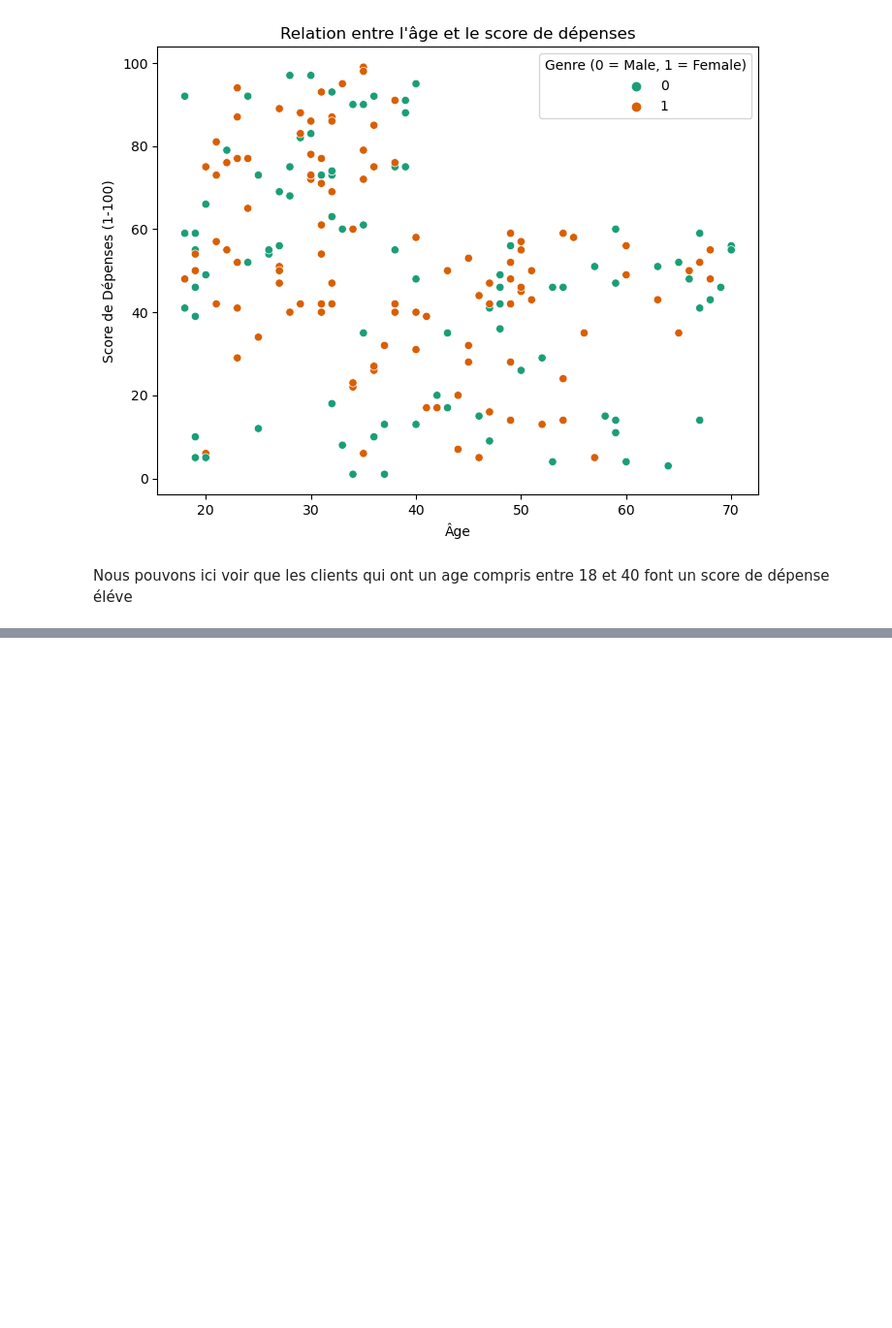
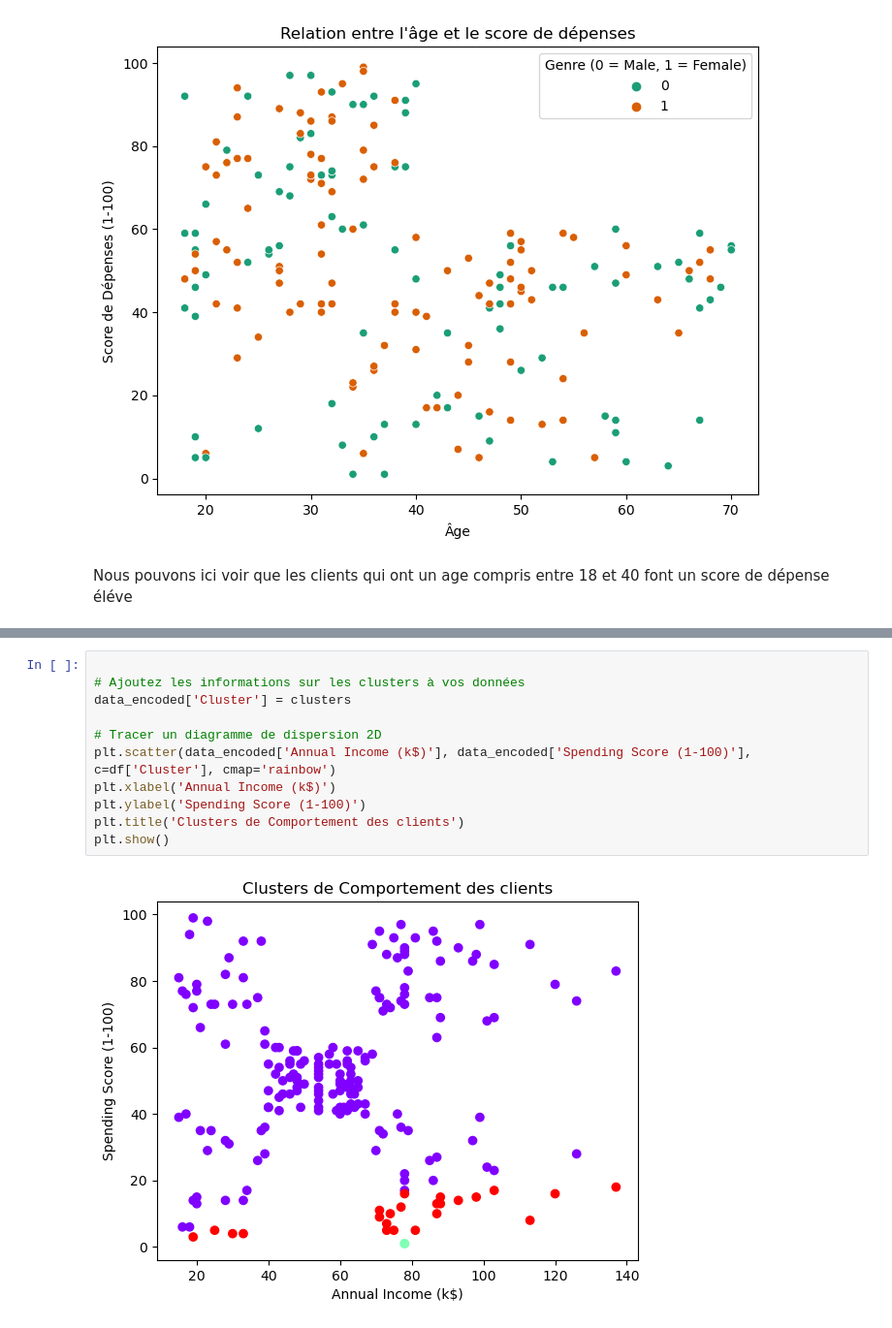
Before and after one commit to Makima225/D-tection_Fraude_Carte_Bancaire, a Jupyter notebook: projets.ipynb, the cells around one changed output, grey strips where cells are left out. Shown at 97% size. Drawn from its saved outputs; the diff is of its cells as text; blank space fills up the shorter version.

```diff
--- a/projets.ipynb
+++ b/projets.ipynb
@@ -208,0 +276,13 @@ plt.show()
+# %%
+
+# Ajoutez les informations sur les clusters à vos données
+data_encoded['Cluster'] = clusters
+
+# Tracer un diagramme de dispersion 2D
+plt.scatter(data_encoded['Annual Income (k$)'], data_encoded['Spending Score (1-100)'], c=df['Cluster'], cmap='rainbow')
+plt.xlabel('Annual Income (k$)')
+plt.ylabel('Spending Score (1-100)')
+plt.title('Clusters de Comportement des clients')
+plt.show()
+# %% [output]
+[figure, added]
```
Also changed, not shown: parts of 13 cells of this notebook.
